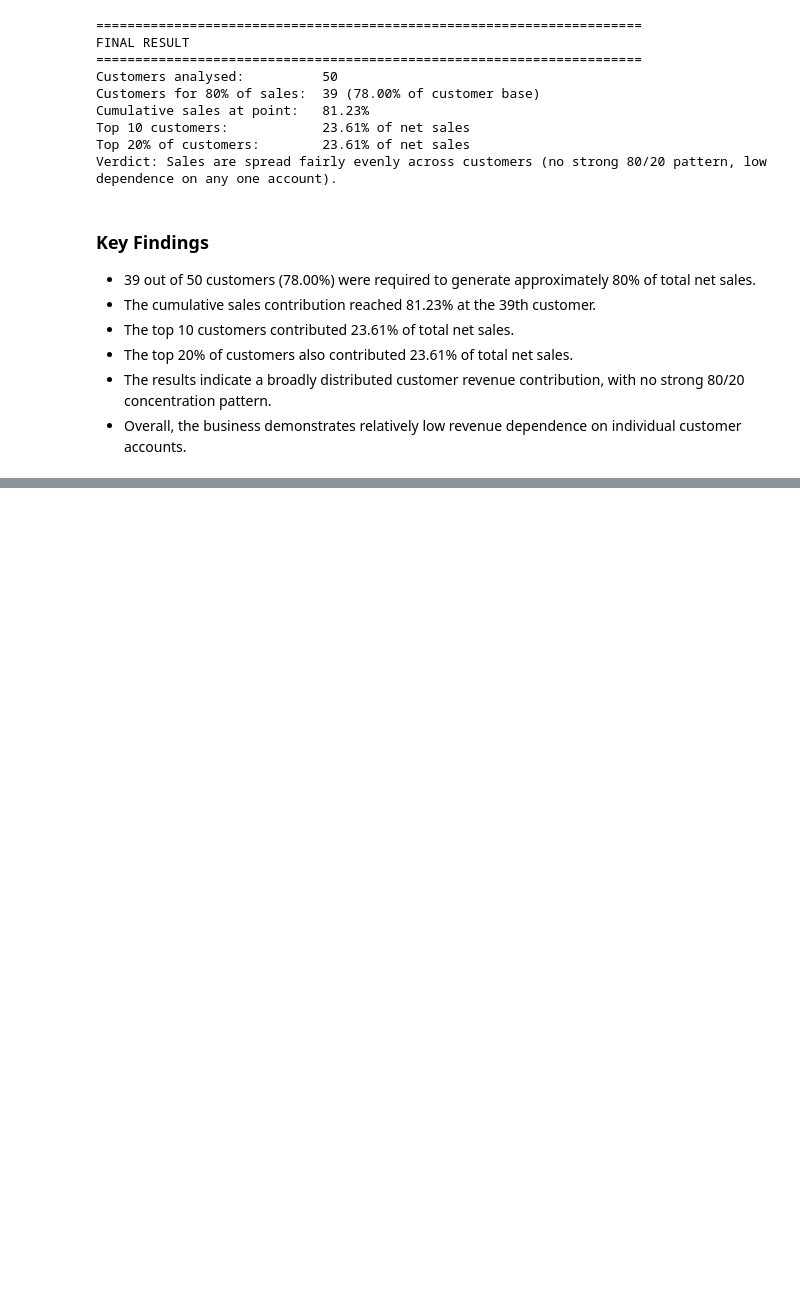
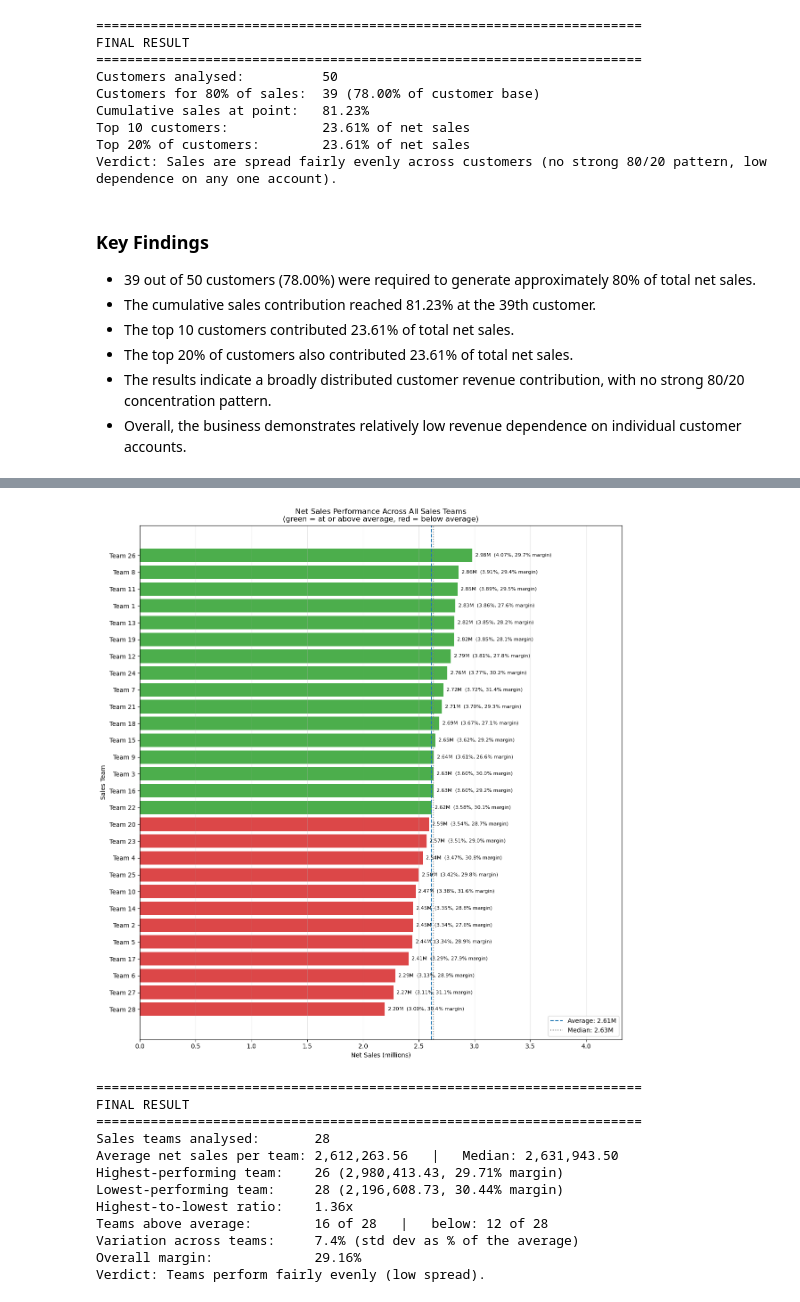
Before and after one commit to silverbullet-ai/intelligent-systems, a Jupyter notebook: da/sales-data-analysis/notebooks/02_sales_analysis.ipynb, the cells around one changed output, grey strips where cells are left out. Saved outputs shown, nothing was run; the diff lists cells and outputs as text; code cells hidden in the pictures; blank space fills up the shorter version.

```diff
--- a/da/sales-data-analysis/notebooks/02_sales_analysis.ipynb
+++ b/da/sales-data-analysis/notebooks/02_sales_analysis.ipynb
@@ -1831,0 +2041,74 @@ Verdict: Sales are spread fairly evenly across customers (no strong 80/20 patter
+# %%
+# Sort all sales teams by net sales (largest bar at the top)
+team_sales = sales_team.sort_values('Net_Sales', ascending=True).copy()
+n = len(team_sales)
+
+avg_sales = team_sales['Net_Sales'].mean()
+median_sales = team_sales['Net_Sales'].median()
+highest, lowest = team_sales['Net_Sales'].idxmax(), team_sales['Net_Sales'].idxmin()
+overall_margin = sales_team['Profit'].sum() / sales_team['Net_Sales'].sum() * 100
+
+# Axis labels: team names if the name column was added, otherwise IDs
+text_cols = team_sales.select_dtypes(include='object').columns.tolist()
+name_col = next((c for c in text_cols if 'region' not in c.lower()), None)
+labels = ([f"{name} ({i})" for i, name in zip(team_sales.index, team_sales[name_col])]
+          if name_col else [f"Team {i}" for i in team_sales.index])
+
+# Colour: green = at or above average net sales, red = below
+colors = ['tab:green' if v >= avg_sales else 'tab:red' for v in team_sales['Net_Sales']]
+
+fig, ax = plt.subplots(figsize=(12, max(5, 0.38 * n + 2)))   # height scales with team count
+bars = ax.barh(labels, team_sales['Net_Sales'] / 1e6, color=colors, alpha=0.85)
+
+# Label each bar: net sales, share of total, margin
+for bar, (_, row) in zip(bars, team_sales.iterrows()):
+    ax.annotate(
+        f"{bar.get_width():.2f}M  ({row['Sales Share %']:.2f}%, {row['Margin %']:.1f}% margin)",
+        (bar.get_width(), bar.get_y() + bar.get_height() / 2),
+        xytext=(5, 0), textcoords='offset points', va='center', fontsize=8
+    )
+
+ax.axvline(avg_sales / 1e6, color='tab:blue', linestyle='--', linewidth=1.5,
+           label=f'Average: {avg_sales / 1e6:.2f}M')
+ax.axvline(median_sales / 1e6, color='tab:gray', linestyle=':', linewidth=1.5,
+           label=f'Median: {median_sales / 1e6:.2f}M')
+
+ax.set_title('Net Sales Performance Across All Sales Teams\n(green = at or above average, red = below average)')
+ax.set_xlabel('Net Sales (millions)')
+ax.set_ylabel('Sales Team')
+ax.set_xlim(0, team_sales['Net_Sales'].max() / 1e6 * 1.45)   # room for the labels
+ax.grid(axis='x', alpha=0.3)
+ax.legend(loc='lower right')
+
+plt.tight_layout()
+plt.show()
+
+# Final result
+above = int((team_sales['Net_Sales'] >= avg_sales).sum())
+cv = team_sales['Net_Sales'].std() / avg_sales * 100
+
+print(f"\n{'=' * 70}\nFINAL RESULT\n{'=' * 70}")
+print(f"Sales teams analysed:       {n}")
+print(f"Average net sales per team: {avg_sales:,.2f}   |   Median: {median_sales:,.2f}")
+print(f"Highest-performing team:    {highest} ({team_sales.loc[highest, 'Net_Sales']:,.2f}, {team_sales.loc[highest, 'Margin %']:.2f}% margin)")
+print(f"Lowest-performing team:     {lowest} ({team_sales.loc[lowest, 'Net_Sales']:,.2f}, {team_sales.loc[lowest, 'Margin %']:.2f}% margin)")
+print(f"Highest-to-lowest ratio:    {team_sales['Net_Sales'].max() / team_sales['Net_Sales'].min():.2f}x")
+print(f"Teams above average:        {above} of {n}   |   below: {n - above} of {n}")
+print(f"Variation across teams:     {cv:.1f}% (std dev as % of the average)")
+print(f"Overall margin:             {overall_margin:.2f}%")
+print("Verdict:", "Teams perform fairly evenly (low spread)." if cv < 15
+      else "Team performance varies noticeably. Look at what the top teams do differently.")
+# %% [output]
+[figure, added]
+======================================================================
+FINAL RESULT
+======================================================================
+Sales teams analysed:       28
+Average net sales per team: 2,612,263.56   |   Median: 2,631,943.50
+Highest-performing team:    26 (2,980,413.43, 29.71% margin)
+Lowest-performing team:     28 (2,196,608.73, 30.44% margin)
+Highest-to-lowest ratio:    1.36x
+Teams above average:        16 of 28   |   below: 12 of 28
+Variation across teams:     7.4% (std dev as % of the average)
+Overall margin:             29.16%
+Verdict: Teams perform fairly evenly (low spread).
```
Also changed, not shown: parts of 14 cells of this notebook.
